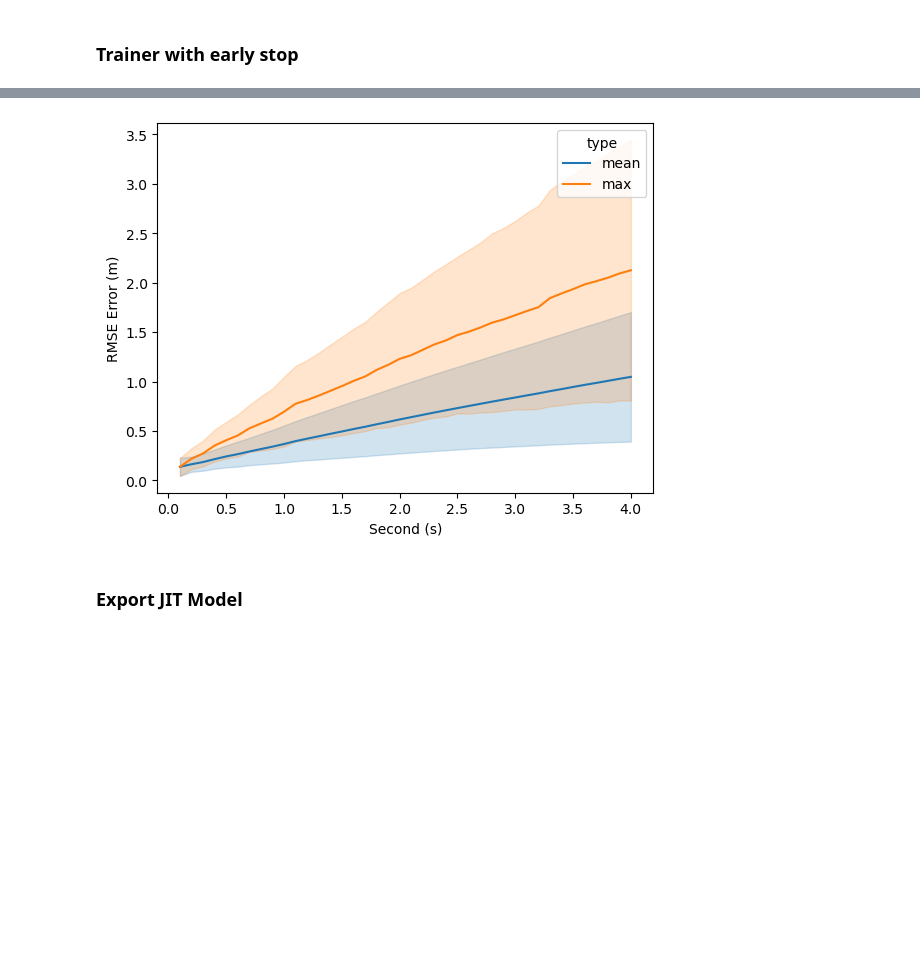
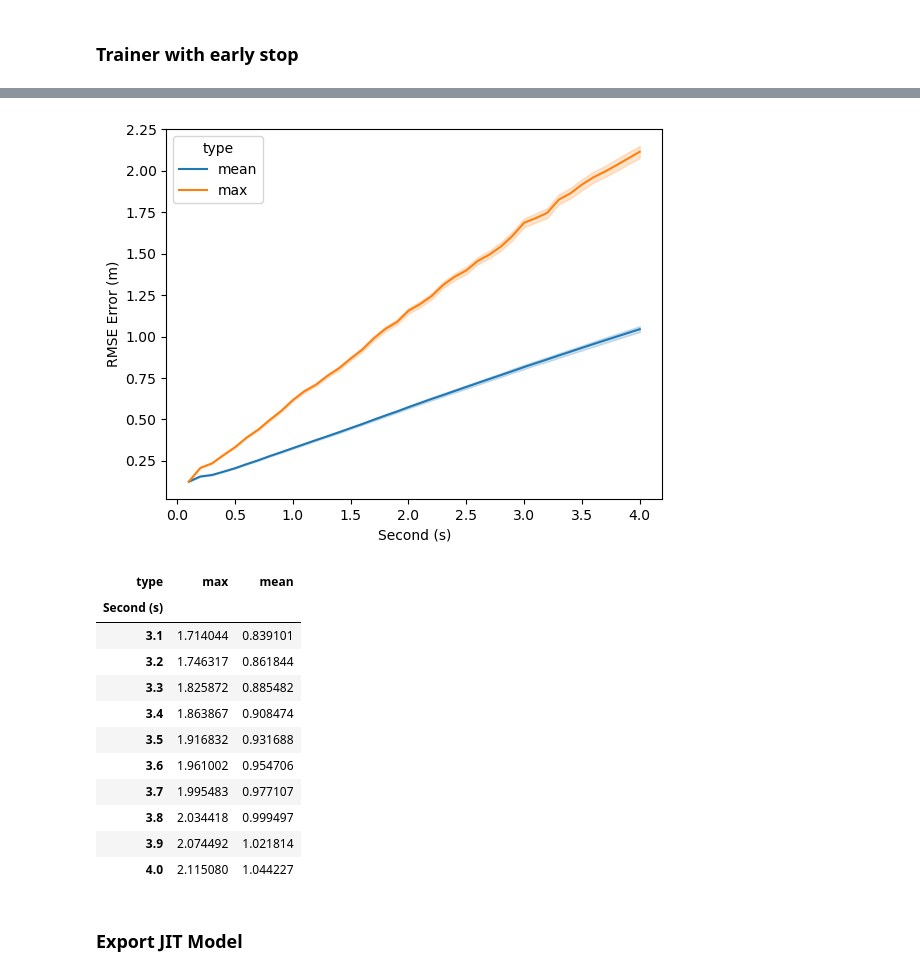
Before and after one commit to priest-yang/Pedestrian-Trajectory-Prediction, a Jupyter notebook: notebook/TFT_scratch.ipynb, the cells around one changed output, grey strips where cells are left out. Cells and saved outputs as stored; diff of their text form; code cells hidden in the pictures; blank space fills up the shorter version.

Commit message:
update the baseline loss to MAE loss

```diff
--- a/notebook/TFT_scratch.ipynb
+++ b/notebook/TFT_scratch.ipynb
@@ -143,19 +143,21 @@ TemporalFusionTransformer(
 # %%
 
 class DecayLoss(nn.Module):
-    def __init__(self, num_steps):
+    def __init__(self, num_steps, baseline_loss_fn=nn.L1Loss()):
         super(DecayLoss, self).__init__()
         # Weight decreases as we move further into the future
         self.weights = torch.linspace(1.0, 1.0, num_steps)
+        self.baseline_loss_fn = baseline_loss_fn
+
 
     def forward(self, predictions, targets):
         loss = 0
         for i in range(predictions.shape[1]):
-            loss += self.weights[i] * F.mse_loss(predictions[:, i], targets[:, i])
+            loss += self.weights[i] * self.baseline_loss_fn(predictions[:, i], targets[:, i])
         return loss
 
-baseline_loss_fn = nn.MSELoss()
-loss_fn = DecayLoss(future_steps)
+baseline_loss_fn = nn.L1Loss() #nn.MSELoss()
+loss_fn = DecayLoss(future_steps, baseline_loss_fn=baseline_loss_fn)
 # %% [markdown]
 ### Trainer with early stop
 # %%
@@ -164,7 +166,7 @@ loss_fn = DecayLoss(future_steps)
 n_epochs = 10
 eval_step = 500
 save_every = 10000
-patience = 10  # Number of evaluations to wait for improvement
+patience = 15  # Number of evaluations to wait for improvement
 cooldown = 6  # Evaluations to wait after an improvement before counting non-improvements
 smooth_factor = 0.6  # Smoothing factor for moving average
 
@@ -342,7 +386,22 @@ sns.lineplot(data = df, x='Second (s)', y='RMSE Error (m)', hue='type',) #  erro
 # plt.savefig('../figure/TFT_manual_shuffle_relative.png')
 plt.show()
 # %% [output]
-[figure, old version]
+[figure, new version]
+# %%
+df.groupby(by=['Second (s)', 'type']).mean().unstack()['RMSE Error (m)'].tail(10)
+# %% [output]
+| type | max | mean |
+| Second (s) |  |  |
+| 3.1 | 1.714044 | 0.839101 |
+| 3.2 | 1.746317 | 0.861844 |
+| 3.3 | 1.825872 | 0.885482 |
+| 3.4 | 1.863867 | 0.908474 |
+| 3.5 | 1.916832 | 0.931688 |
+| 3.6 | 1.961002 | 0.954706 |
+| 3.7 | 1.995483 | 0.977107 |
+| 3.8 | 2.034418 | 0.999497 |
+| 3.9 | 2.074492 | 1.021814 |
+| 4.0 | 2.115080 | 1.044227 |
 # %% [markdown]
 ### Export JIT Model
 # %%
```
Also changed, not shown: parts of 1 cell of this notebook.
